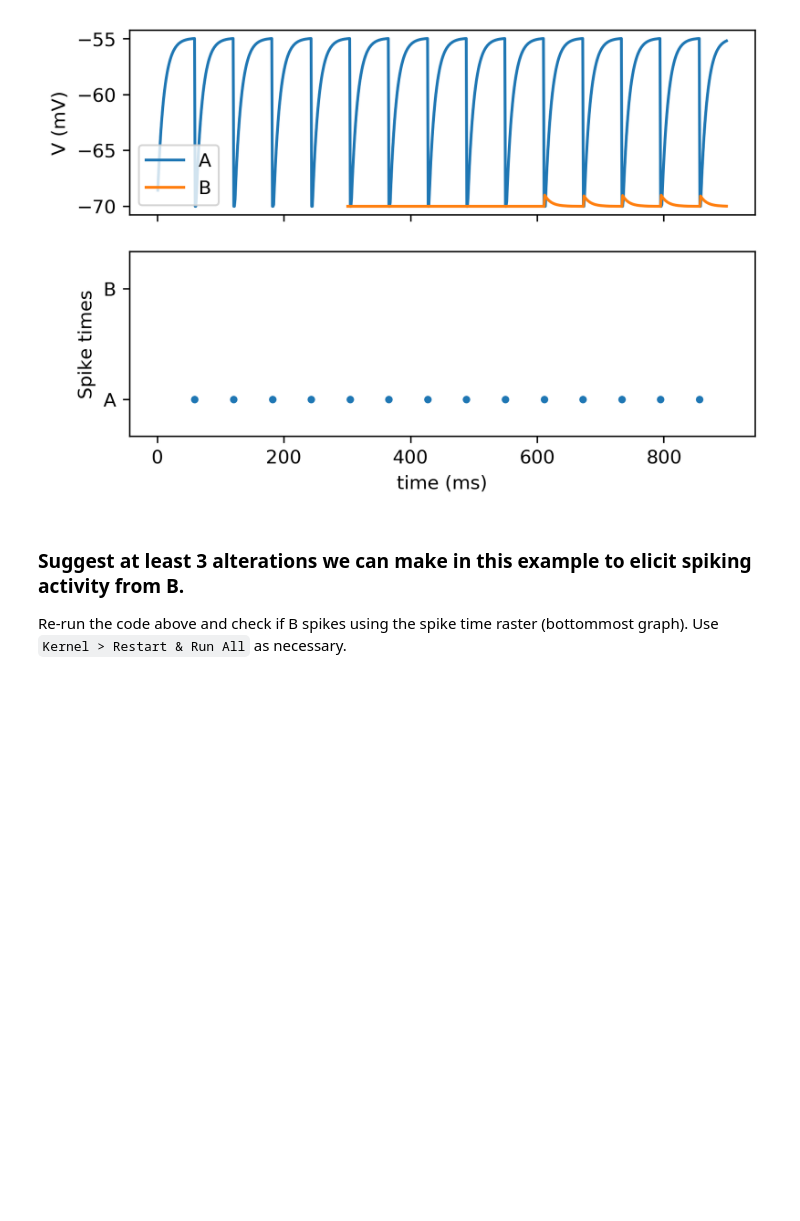
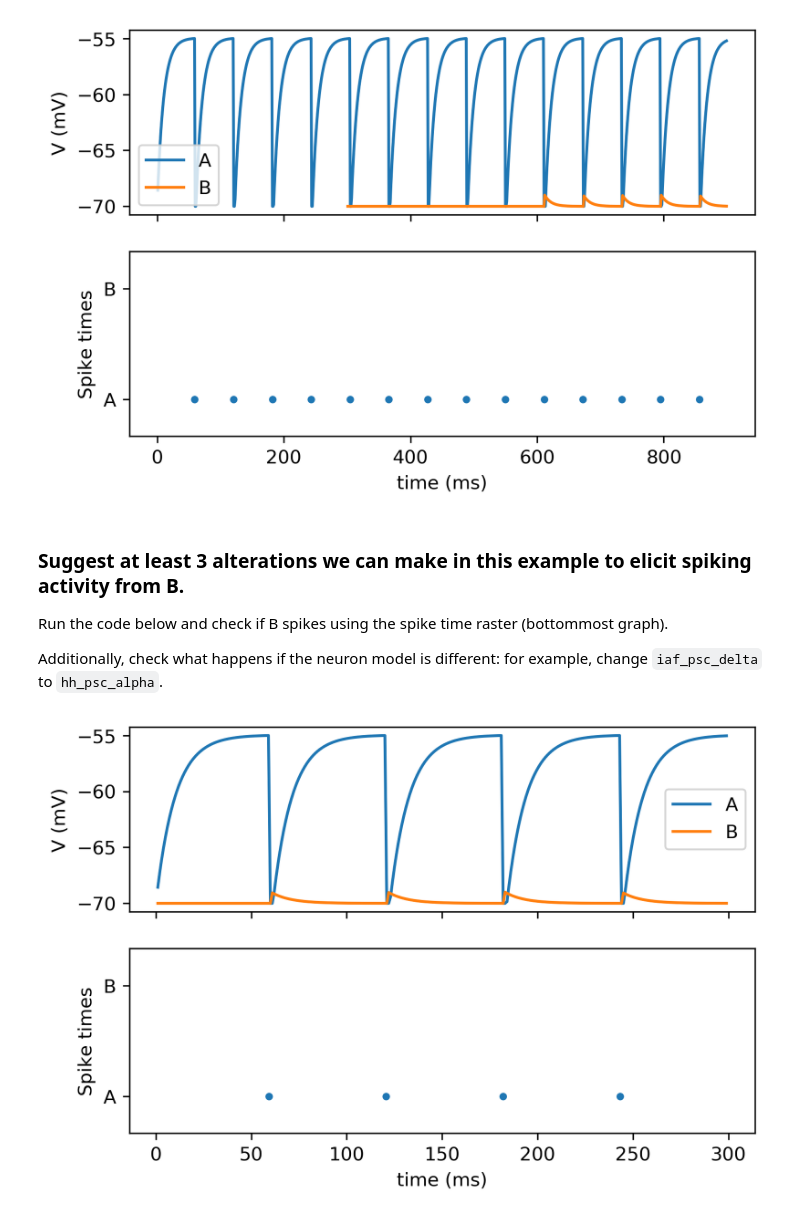
Before and after one commit to oist-ncbc/skill-pill-plus, a Jupyter notebook: Tutorial-3_Synapses-and-Networks/Synapses.ipynb, the cells around one changed output. Drawn from its saved outputs; the diff is of its cells as text; code cells hidden in the pictures; blank space fills up the shorter version.

Commit message:
check spelling and minor corrections

```diff
--- a/Tutorial-3_Synapses-and-Networks/Synapses.ipynb
+++ b/Tutorial-3_Synapses-and-Networks/Synapses.ipynb
@@ -321,4 +321,31 @@ plot2neurons(multimeter_A, multimeter_B, spikedetector_A, spikedetector_B)
 # %% [markdown]
 ### Suggest at least 3 alterations we can make in this example to elicit spiking activity from B.
 
-Re-run the code above and check if B spikes using the spike time raster (bottommost graph). Use `Kernel > Restart & Run All` as necessary.
+Run the code below and check if B spikes using the spike time raster (bottommost graph).
+
+Additionally, check what happens if the neuron model is different: for example, change `iaf_psc_delta` to `hh_psc_alpha`.
+# %%
+nest.ResetKernel()
+
+neuron_A = nest.Create("iaf_psc_delta", 1, {"I_e": 376.0})
+
+multimeter_A = nest.Create("multimeter", params={"withtime": True, "record_from":["V_m"]})
+spikedetector_A = nest.Create("spike_detector", params={"withgid": True, "withtime": True})
+
+nest.Connect(multimeter_A, neuron_A)
+nest.Connect(neuron_A, spikedetector_A)
+
+neuron_B = nest.Create("iaf_psc_delta", 1, {"I_e": 0.0})
+
+multimeter_B = nest.Create("multimeter", params={"withtime": True, "record_from":["V_m"]})
+spikedetector_B = nest.Create("spike_detector", params={"withgid": True, "withtime": True})
+
+nest.Connect(multimeter_B, neuron_B)
+nest.Connect(neuron_B, spikedetector_B)
+
+nest.Connect(neuron_A, neuron_B, {"rule": "one_to_one"}, {"model": "static_synapse", "weight": 1.})
+
+nest.Simulate(300.0)
+plot2neurons(multimeter_A, multimeter_B, spikedetector_A, spikedetector_B)
+# %% [output]
+[figure, added]
```
Also changed, not shown: parts of 2 cells of this notebook, 1 other file.
